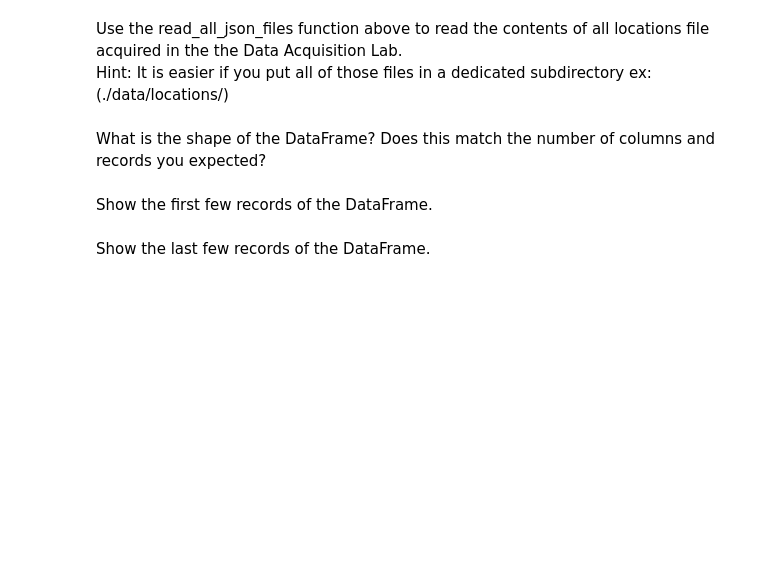
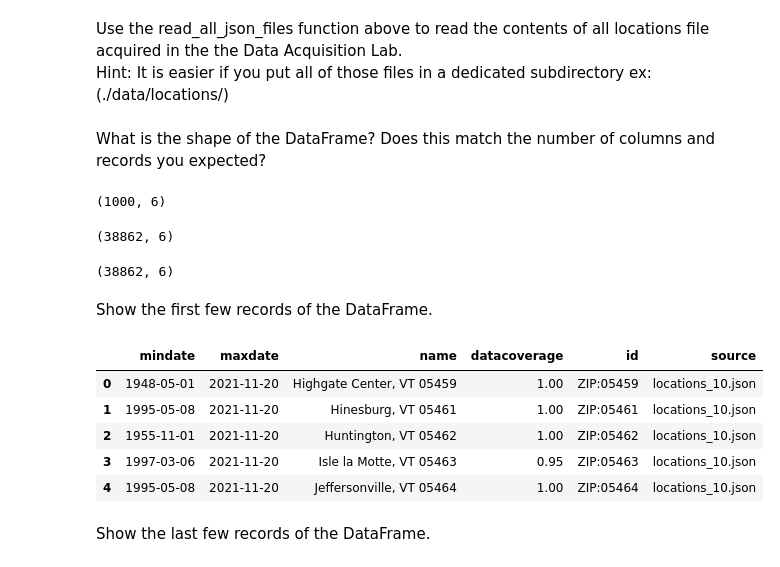
Before and after one commit to keerthiballa/DataEngineering.Labs.NOAALocations, a Jupyter notebook: loading_locations_data_into_dataframes.ipynb, the cells around one changed output. Cells and saved outputs as stored; diff of their text form; code cells hidden in the pictures; blank space fills up the shorter version.

```diff
--- a/loading_locations_data_into_dataframes.ipynb
+++ b/loading_locations_data_into_dataframes.ipynb
@@ -72,0 +106,16 @@ def read_all_json_files(JSON_ROOT):
+# %%
+#implement me
+
+def read_all_json_files(JSON_ROOT):
+    df=pd.DataFrame()
+
+    file_content=list()
+    os.chdir(JSON_ROOT)
+    for root, dirs, files in os.walk(".",topdown=True):
+        for name in files:
+            if name.endswith('.json'):
+                temp_df=pd.DataFrame(read_json(name)['results'])
+                temp_df['source']=name
+                df=df.append(temp_df)
+
+    return df
@@ -78,11 +134,37 @@ df = read_all_json_files('./data/locations')
+# %%
+os.chdir('/Users/ballakeerthi/dev/DataEngineering.Labs.NOAALocations/')
+
+JSON_ROOT = os.path.join(".","data","locations")
+
+df = read_all_json_files(JSON_ROOT)
 # %% [markdown]
 What is the shape of the DataFrame? Does this match the number of columns and records you expected?
+# %%
+#check
+df[df['source']=='locations_12.json'].shape
+# %% [output]
+(1000, 6)
+# %%
+df.shape
+# %% [output]
+(38862, 6)
 # %%
 # Validate the shape of the DataFrame here
+df.shape
+# %% [output]
+(38862, 6)
 # %% [markdown]
 Show the first few records of the DataFrame.
 # %%
 # Show the first few records
+df.head()
+# %% [output]
+|  | mindate | maxdate | name | datacoverage | id | source |
+| 0 | 1948-05-01 | 2021-11-20 | Highgate Center, VT 05459 | 1.00 | ZIP:05459 | locations_10.json |
+| 1 | 1995-05-08 | 2021-11-20 | Hinesburg, VT 05461 | 1.00 | ZIP:05461 | locations_10.json |
+| 2 | 1955-11-01 | 2021-11-20 | Huntington, VT 05462 | 1.00 | ZIP:05462 | locations_10.json |
+| 3 | 1997-03-06 | 2021-11-20 | Isle la Motte, VT 05463 | 0.95 | ZIP:05463 | locations_10.json |
+| 4 | 1995-05-08 | 2021-11-20 | Jeffersonville, VT 05464 | 1.00 | ZIP:05464 | locations_10.json |
 # %% [markdown]
 Show the last few records of the DataFrame.
 # %%
```
Also changed, not shown: parts of 26 cells of this notebook, 41 other files.
